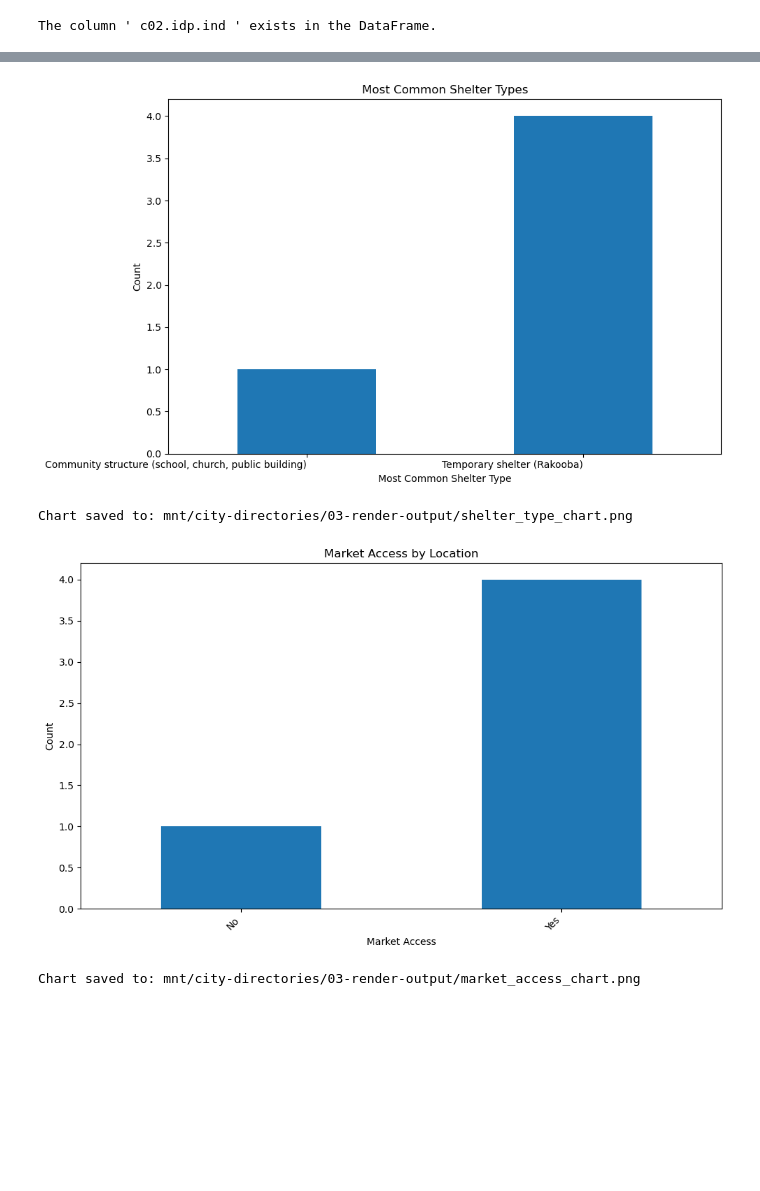
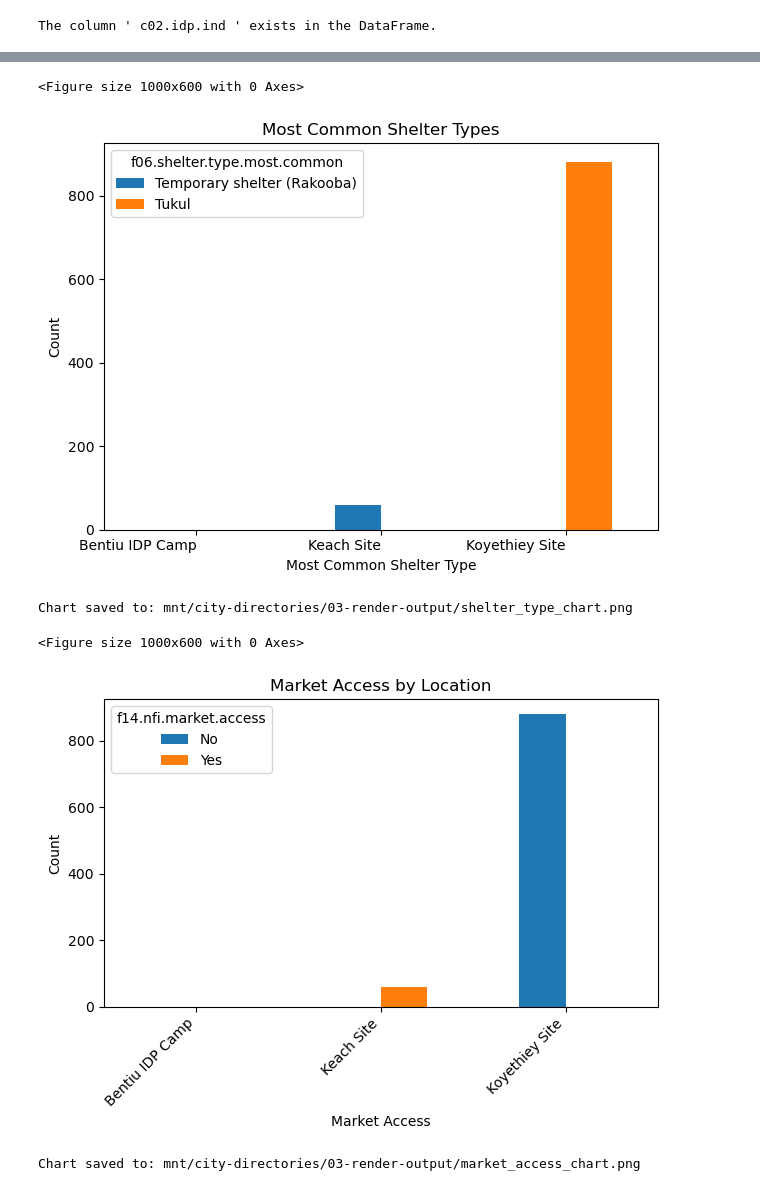
Before and after one commit to rosemaryturtle/city-scan-automation, a Jupyter notebook: idp-layers.ipynb, the cells around one changed output, grey strips where cells are left out. Drawn from its saved outputs; the diff is of its cells as text; code cells hidden in the pictures; blank space fills up the shorter version.

```diff
--- a/idp-layers.ipynb
+++ b/idp-layers.ipynb
@@ -359,41 +406,44 @@ settlement_chart_path = settlement_type_chart(data_within_aoi,render_path)
 # %%
 #shelter type
 def get_shelter_type(data_within_aoi, render_path):
     # Convert data_within_aoi to a DataFrame
     df = pd.DataFrame(data_within_aoi)
-
-    # Create a pivot table with counts of 'f06.shelter.type.most.common' for each 'b02.location.name'
-    pivot_table = pd.pivot_table(df, index='b02.location.name', columns='f06.shelter.type.most.common', aggfunc='size', fill_value=0)
-
-    # Summing the counts of each category
-    pivot_table = pivot_table.apply(lambda x: x.sum(), axis=0)
+    # Convert 'c01.idp.hh' column to numeric (if needed)
+    df[' c01.idp.hh '] = pd.to_numeric(df[' c01.idp.hh '], errors='coerce')
+    pivot_table = pd.pivot_table(df,
+                                  index='b02.location.name',
+                                  columns='f06.shelter.type.most.common',
+                                  values=' c01.idp.hh ',
+                                  aggfunc='sum',
+                                  fill_value=0)
 
     # Plotting the pivot table as a bar chart
     plt.figure(figsize=(10, 6))
     pivot_table.plot(kind='bar')  # Customizing color to skyblue
     plt.xlabel('Most Common Shelter Type')
     plt.ylabel('Count')
     plt.title('Most Common Shelter Types')
     plt.xticks(rotation=0, ha='right')
     plt.tight_layout()
 
     # Create the 'render_path' directory if it doesn't exist
     if not os.path.exists(render_path):
         os.makedirs(render_path)
 
     # Save the plot to the 'render_path' directory
     save_path = os.path.join(render_path, 'shelter_type_chart.png')
     plt.savefig(save_path)
     plt.show()
 
     return save_path
 
 # Example usage:
 shelter_type_path = get_shelter_type(data_within_aoi, render_path)
 print(f"Chart saved to: {shelter_type_path}")
 # %% [output]
+<Figure size 1000x600 with 0 Axes>
-[figure, old version]
+[figure, new version]
-Chart saved to: mnt/city-directories/03-render-output/shelter_type_chart.png
+Chart saved to: mnt/city-directories/03-render-output/shelter_type_chart.png
 # %%
 #market access
 
@@ -401,11 +451,14 @@ def get_market_access(data_within_aoi, render_path):
     # Convert data_within_aoi to a DataFrame
     df = pd.DataFrame(data_within_aoi)
 
-    # Create a pivot table with counts of 'f14.nfi.market.access' for each 'b02.location.name'
-    pivot_table = pd.pivot_table(df, index='b02.location.name', columns='f14.nfi.market.access', aggfunc='size', fill_value=0)
-
-    # Summing the counts of each category
-    pivot_table = pivot_table.apply(lambda x: x.sum(), axis=0)
+    # Convert 'c01.idp.hh' column to numeric (if needed)
+    df[' c01.idp.hh '] = pd.to_numeric(df[' c01.idp.hh '], errors='coerce')
+    pivot_table = pd.pivot_table(df,
+                                  index='b02.location.name',
+                                  columns='f14.nfi.market.access',
+                                  values=' c01.idp.hh ',
+                                  aggfunc='sum',
+                                  fill_value=0)
 
     # Plotting the pivot table as a bar chart
     plt.figure(figsize=(10, 6))
@@ -431,8 +484,9 @@ def get_market_access(data_within_aoi, render_path):
 market_access_path = get_market_access(data_within_aoi, render_path)
 print(f"Chart saved to: {market_access_path}")
 # %% [output]
+<Figure size 1000x600 with 0 Axes>
-[figure, old version]
+[figure, new version]
-Chart saved to: mnt/city-directories/03-render-output/market_access_chart.png
+Chart saved to: mnt/city-directories/03-render-output/market_access_chart.png
 # %%
 #water access
 def get_water_access(data_within_aoi, render_path):
```
Also changed, not shown: parts of 16 cells of this notebook.
